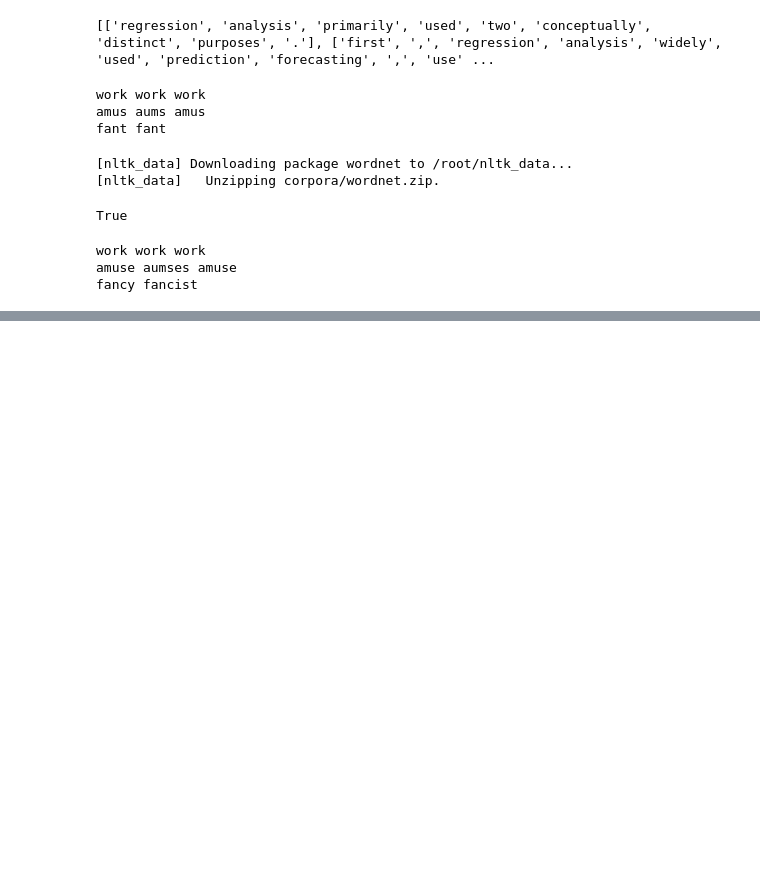
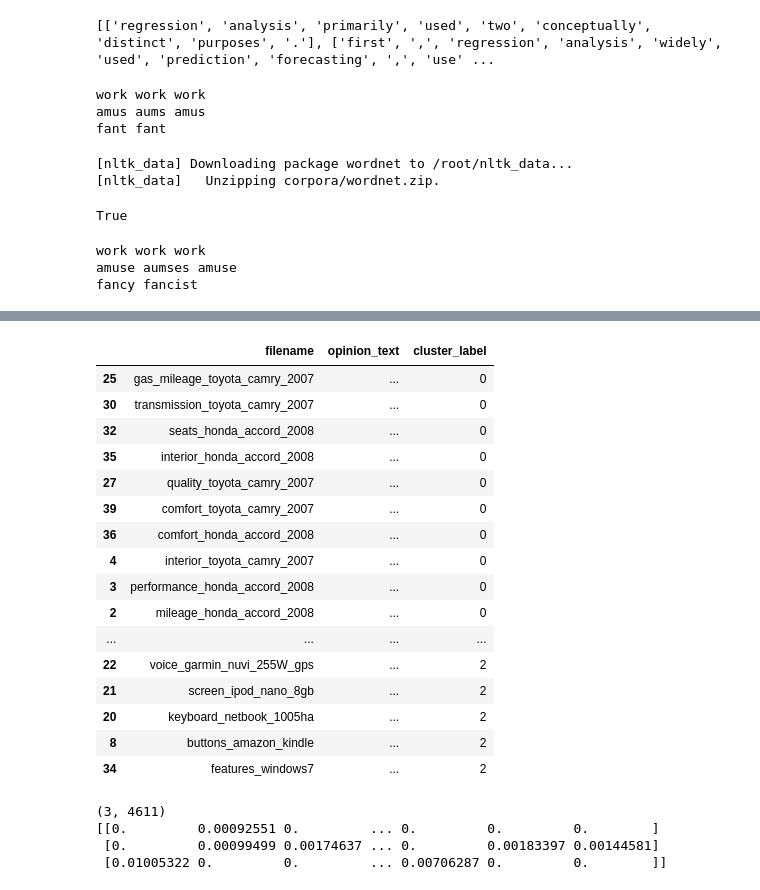
Before and after one commit to tjddyd2259/caba_nlp, a Jupyter notebook: nlp10_Text_Mining.ipynb, the cells around one changed output, grey strips where cells are left out. Drawn from its saved outputs; the diff is of its cells as text; code cells hidden in the pictures; blank space fills up the shorter version.

```diff
--- a/nlp10_Text_Mining.ipynb
+++ b/nlp10_Text_Mining.ipynb
@@ -423,0 +539,11 @@ print(accuracy_score(y_test,pred))
+# %%
+from nltk.stem import WordNetLemmatizer
+import string
+
+remove_punct_dict = dict((ord(punct),None)for punct in string.punctuation)
+
+lemma = WordNetLemmatizer()
+def LemTokens(tokens):
+  return [lemma.lemmatize(token)for token in tokens]
+def LemNormalize(text):
+  return LemTokens(nltk.word_tokenize(text.lower().translate(remove_punct_dict)))
@@ -423,0 +557,14 @@ print(accuracy_score(y_test,pred))
+# %%
+from sklearn.feature_extraction.text import TfidfVectorizer
+tfidf_vect = TfidfVectorizer(tokenizer=LemNormalize,stop_words='english',
+                             ngram_range=(1,2),min_df=0.05,max_df=0.85)
+feature_vect = tfidf_vect.fit_transform(document_df['opinion_text'])
+# %%
+from sklearn.cluster import KMeans
+
+km_cluster = KMeans(n_clusters=5,max_iter=10000,random_state=0)
+km_cluster.fit(feature_vect)
+cluster_label = km_cluster.labels_
+cluster_centers = km_cluster.cluster_centers_
+document_df['cluster_label'] = cluster_label
+document_df.head()
@@ -423,0 +602,35 @@ print(accuracy_score(y_test,pred))
+# %%
+
+km_cluster = KMeans(n_clusters=3,max_iter=10000,random_state=0)
+km_cluster.fit(feature_vect)
+cluster_label = km_cluster.labels_
+cluster_centers = km_cluster.cluster_centers_
+document_df['cluster_label'] = cluster_label
+document_df.sort_values(by='cluster_label')
+# %% [output]
+|  | filename | opinion_text | cluster_label |
+| 25 | gas_mileage_toyota_camry_2007 | ... | 0 |
+| 30 | transmission_toyota_camry_2007 | ... | 0 |
+| 32 | seats_honda_accord_2008 | ... | 0 |
+| 35 | interior_honda_accord_2008 | ... | 0 |
+| 27 | quality_toyota_camry_2007 | ... | 0 |
+| 39 | comfort_toyota_camry_2007 | ... | 0 |
+| 36 | comfort_honda_accord_2008 | ... | 0 |
+| 4 | interior_toyota_camry_2007 | ... | 0 |
+| 3 | performance_honda_accord_2008 | ... | 0 |
+| 2 | mileage_honda_accord_2008 | ... | 0 |
+| ... | ... | ... | ... |
+| 22 | voice_garmin_nuvi_255W_gps | ... | 2 |
+| 21 | screen_ipod_nano_8gb | ... | 2 |
+| 20 | keyboard_netbook_1005ha | ... | 2 |
+| 8 | buttons_amazon_kindle | ... | 2 |
+| 34 | features_windows7 | ... | 2 |
+# %%
+cluster_centers = km_cluster.cluster_centers_
+print(cluster_centers.shape)
+print(cluster_centers)
+# %% [output]
+(3, 4611)
+[[0.         0.00092551 0.         ... 0.         0.         0.        ]
+ [0.         0.00099499 0.00174637 ... 0.         0.00183397 0.00144581]
+ [0.01005322 0.         0.         ... 0.00706287 0.         0.        ]]
```
Also changed, not shown: parts of 45 cells of this notebook.
